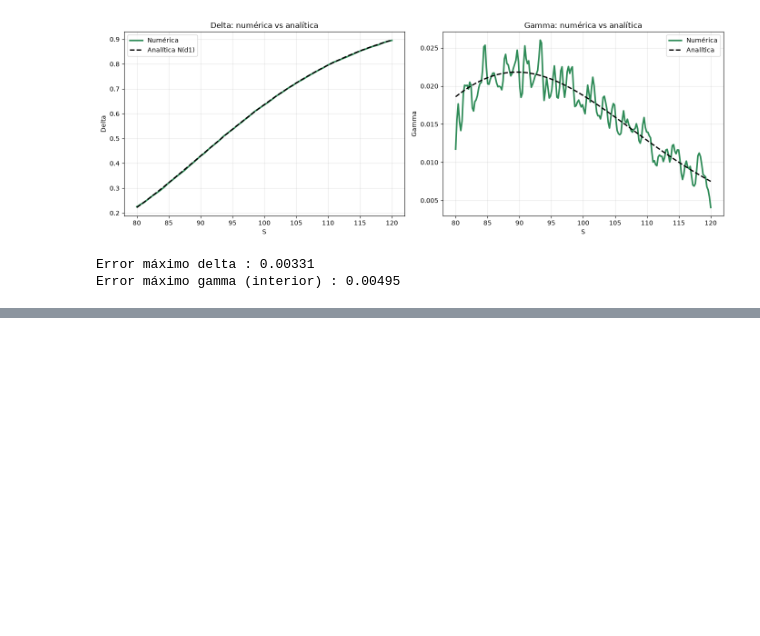
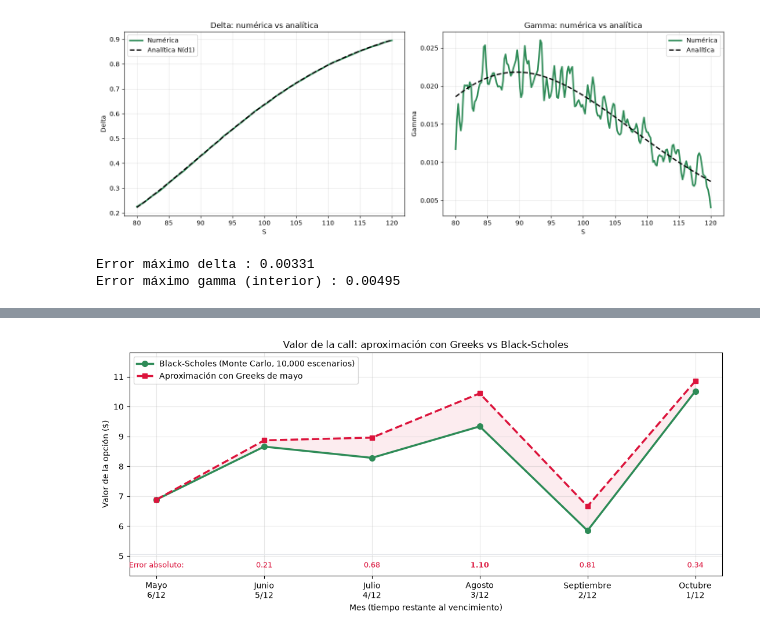
Before and after one commit to DrChino21/SIMULACION-DE-PROCESOS-FINANCIEROS--O2026, a Jupyter notebook: T03_GREEKS.ipynb, the cells around one changed output, grey strips where cells are left out. Drawn from its saved outputs; the diff is of its cells as text; code cells hidden in the pictures; blank space fills up the shorter version.

```diff
--- a/06_Griegas.ipynb
+++ b/T03_GREEKS.ipynb
@@ -245,0 +461,12 @@ Error máximo gamma (interior) : 0.00495
+# %%
+V_mc = np.array([precio_mc(s, K_, r_, v, t, Z, 'call') for s, v, t in zip(S_t, sig_t, T_t)])
+V_cf = precio_bs(S_t, K_, r_, sig_t, T_t, 'call')
+
+tabla2 = pd.DataFrame({
+    "Mes": meses, "Precio": S_t, "Volatilidad": [f"{s:.0%}" for s in sig_t],
+    "Tiempo restante": [f"{int(t*12)}/12" for t in T_t],
+    "Valor MC (10,000 esc.)": V_mc,
+    "Formula cerrada BS": V_cf,
+    "Error de simulacion": np.abs(V_mc - V_cf),
+})
+print(tabla2.to_string(index=False))
@@ -245,0 +515,28 @@ Error máximo gamma (interior) : 0.00495
+# %%
+x = np.arange(6)
+fig, ax = plt.subplots(figsize=(11, 5))
+
+ax.plot(x, V_mc, lw=2.5, color='seagreen', marker='o', ms=7,
+        label='Black-Scholes (Monte Carlo, 10,000 escenarios)', zorder=3)
+ax.plot(x, V_greeks, lw=2.5, color='crimson', ls='--', marker='s', ms=6,
+        label='Aproximación con Greeks de mayo', zorder=3)
+ax.fill_between(x, V_mc, V_greeks, color='crimson', alpha=0.08)
+
+# fila de errores al pie de la grafica
+ax.axhline(5.05, color='#E5E7EB', lw=0.8)
+ax.annotate("Error absoluto:", xy=(0, 4.62), ha='center', fontsize=9, color='crimson')
+for i in range(1, 6):
+    ax.annotate(f"{err_abs[i]:.2f}", xy=(x[i], 4.62), ha='center', fontsize=9.5,
+                color='crimson', fontweight='bold' if i == i_abs else 'normal')
+
+ax.set_xticks(x)
+ax.set_xticklabels([f"{m}\n{int(t*12)}/12" for m, t in zip(meses, T_t)])
+ax.set_ylim(4.35, 11.8)
+ax.set_xlabel('Mes (tiempo restante al vencimiento)')
+ax.set_ylabel('Valor de la opción ($)')
+ax.set_title('Valor de la call: aproximación con Greeks vs Black-Scholes')
+ax.legend(loc='upper left'); ax.grid(alpha=0.3)
+plt.tight_layout()
+plt.show()
+# %% [output]
+[figure, added]
```
Also changed, not shown: parts of 19 cells of this notebook.
